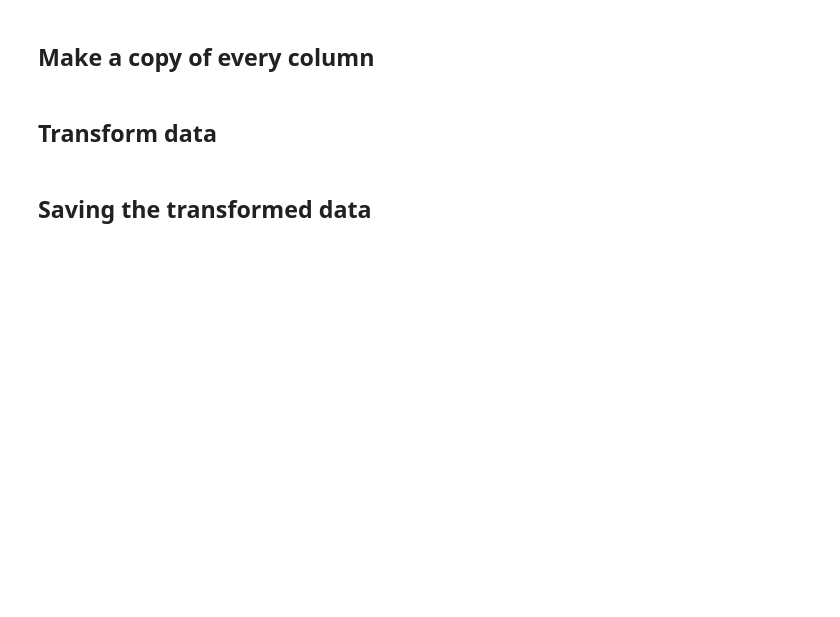
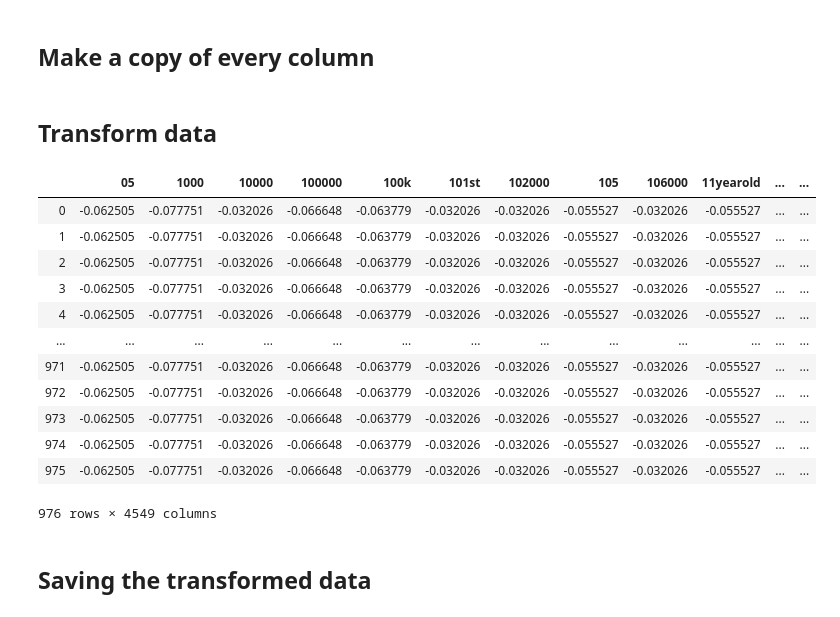
Before and after one commit to nilbahaaeddine/ClaimsClassification, a Jupyter notebook: src/truefalsevsmixture.ipynb, the cells around one changed output. Cells and saved outputs as stored; diff of their text form; code cells hidden in the pictures; blank space fills up the shorter version.

```diff
--- a/src/truefalsevsmixture.ipynb
+++ b/src/truefalsevsmixture.ipynb
@@ -521,16 +738,35 @@ dfCleanUpsampleRatingName2 = dfCleanUpsampleRatingName.copy()
 # %% [markdown]
 ## Transform data
 # %%
-dfCleanUpsampleHeadlineText2 = pd.DataFrame(tfidfVectorizer.fit_transform(dfCleanUpsampleHeadlineText2).toarray(), columns = tfidfVectorizer.get_feature_names())
-dfCleanUpsampleHeadlineText2 = pd.DataFrame(standardScaler.fit_transform(dfCleanUpsampleHeadlineText2), columns = tfidfVectorizer.get_feature_names())
+dfCleanUpsampleHeadlineText2 = pd.DataFrame(tfidfVectorizer.fit_transform(dfCleanUpsampleHeadlineText2).toarray(),
+                                            columns = tfidfVectorizer.get_feature_names())
+dfCleanUpsampleHeadlineText2 = pd.DataFrame(standardScaler.fit_transform(dfCleanUpsampleHeadlineText2),
+                                            columns = tfidfVectorizer.get_feature_names())
 
-dfCleanUpsampleSource2 = pd.get_dummies(dfCleanUpsampleSource2, columns = ['Source'], prefix = 'Source').reset_index(drop = True)
+dfCleanUpsampleSource2 = pd.get_dummies(dfCleanUpsampleSource2,
+                                        columns = ['Source'], prefix = 'Source').reset_index(drop = True)
 
-dfCleanUpsampleRatingName2 = pd.DataFrame(classLabelEncoder.fit_transform(dfCleanUpsampleRatingName2), columns = ['RatingName'])
+dfCleanUpsampleRatingName2 = pd.DataFrame(classLabelEncoder.fit_transform(dfCleanUpsampleRatingName2),
+                                          columns = ['RatingName'])
 
-dfCleanUpsample2 = pd.concat([dfCleanUpsampleHeadlineText2, dfCleanUpsampleSource2, dfCleanUpsampleRatingName2], axis = 1)
+dfCleanUpsample2 = pd.concat([dfCleanUpsampleHeadlineText2, dfCleanUpsampleSource2, dfCleanUpsampleRatingName2],
+                             axis = 1)
 
 display(dfCleanUpsample2)
+# %% [output]
+|  | 05 | 1000 | 10000 | 100000 | 100k | 101st | 102000 | 105 | 106000 | 11yearold | ... | ... |
+| 0 | -0.062505 | -0.077751 | -0.032026 | -0.066648 | -0.063779 | -0.032026 | -0.032026 | -0.055527 | -0.032026 | -0.055527 | ... | ... |
+| 1 | -0.062505 | -0.077751 | -0.032026 | -0.066648 | -0.063779 | -0.032026 | -0.032026 | -0.055527 | -0.032026 | -0.055527 | ... | ... |
+| 2 | -0.062505 | -0.077751 | -0.032026 | -0.066648 | -0.063779 | -0.032026 | -0.032026 | -0.055527 | -0.032026 | -0.055527 | ... | ... |
+| 3 | -0.062505 | -0.077751 | -0.032026 | -0.066648 | -0.063779 | -0.032026 | -0.032026 | -0.055527 | -0.032026 | -0.055527 | ... | ... |
+| 4 | -0.062505 | -0.077751 | -0.032026 | -0.066648 | -0.063779 | -0.032026 | -0.032026 | -0.055527 | -0.032026 | -0.055527 | ... | ... |
+| ... | ... | ... | ... | ... | ... | ... | ... | ... | ... | ... | ... | ... |
+| 971 | -0.062505 | -0.077751 | -0.032026 | -0.066648 | -0.063779 | -0.032026 | -0.032026 | -0.055527 | -0.032026 | -0.055527 | ... | ... |
+| 972 | -0.062505 | -0.077751 | -0.032026 | -0.066648 | -0.063779 | -0.032026 | -0.032026 | -0.055527 | -0.032026 | -0.055527 | ... | ... |
+| 973 | -0.062505 | -0.077751 | -0.032026 | -0.066648 | -0.063779 | -0.032026 | -0.032026 | -0.055527 | -0.032026 | -0.055527 | ... | ... |
+| 974 | -0.062505 | -0.077751 | -0.032026 | -0.066648 | -0.063779 | -0.032026 | -0.032026 | -0.055527 | -0.032026 | -0.055527 | ... | ... |
+| 975 | -0.062505 | -0.077751 | -0.032026 | -0.066648 | -0.063779 | -0.032026 | -0.032026 | -0.055527 | -0.032026 | -0.055527 | ... | ... |
+976 rows × 4549 columns
 # %% [markdown]
 ## Saving the transformed data
 # %%
```
Also changed, not shown: parts of 29 cells of this notebook, 22 other files.
